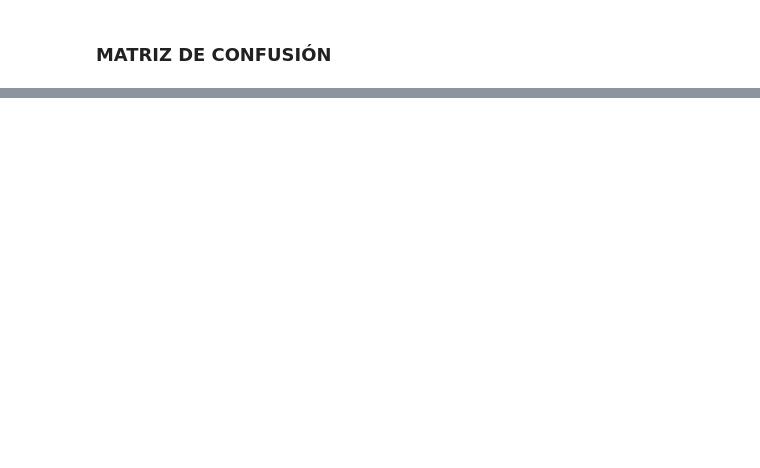
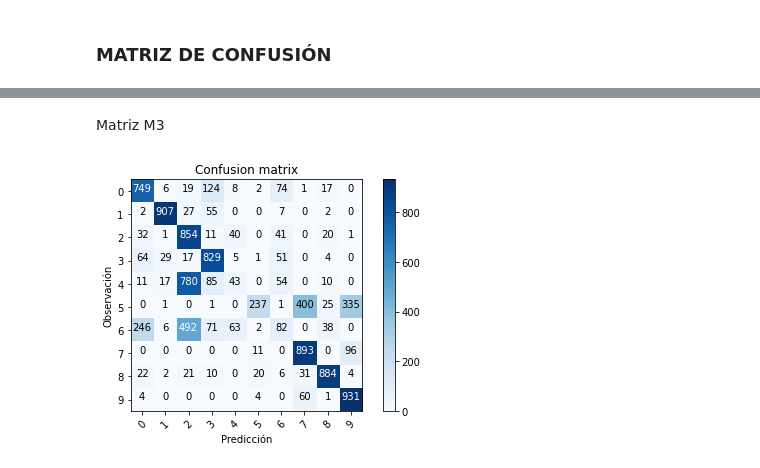
Before and after one commit to anamunoz01/AA_PRACTICA1_GRUPO_10, a Jupyter notebook: Practica1.ipynb, the cells around one changed output, grey strips where cells are left out. Drawn from its saved outputs; the diff is of its cells as text; code cells hidden in the pictures; blank space fills up the shorter version.

```diff
--- a/Practica1.ipynb
+++ b/Practica1.ipynb
@@ -520,0 +613,10 @@ plot_confusion_matrix(confusion_mtx, classes = range(10))
+# %% [markdown]
+Matriz M3
+# %%
+Y_pred3 = network3.predict(test_images)
+Y_pred_classes3 = np.argmax(Y_pred3, axis = 1)
+Y_true3 = np.argmax(test_labels, axis = 1)
+confusion_mtx3 = confusion_matrix(Y_true3, Y_pred_classes3)
+plot_confusion_matrix(confusion_mtx3, classes = range(10))
+# %% [output]
+[figure, added]
```
Also changed, not shown: parts of 32 cells of this notebook.
